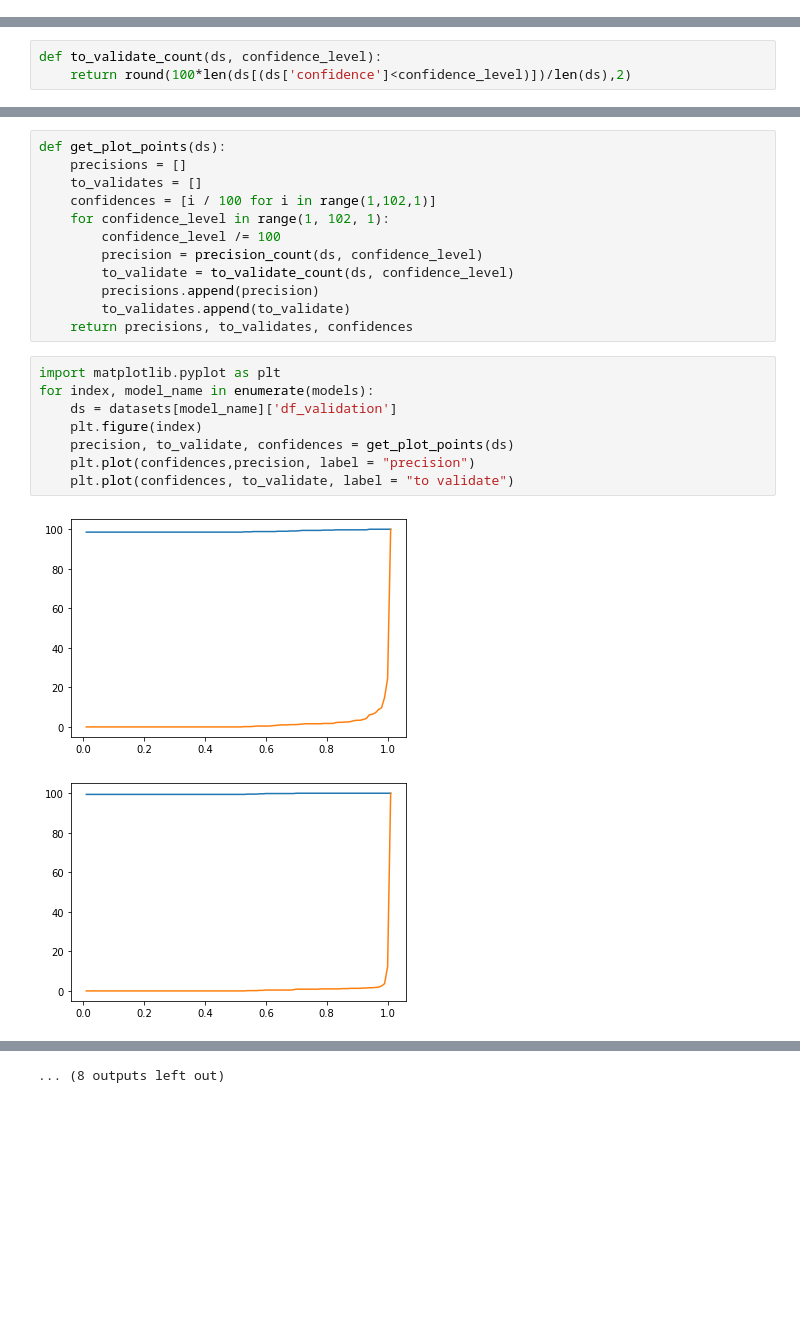
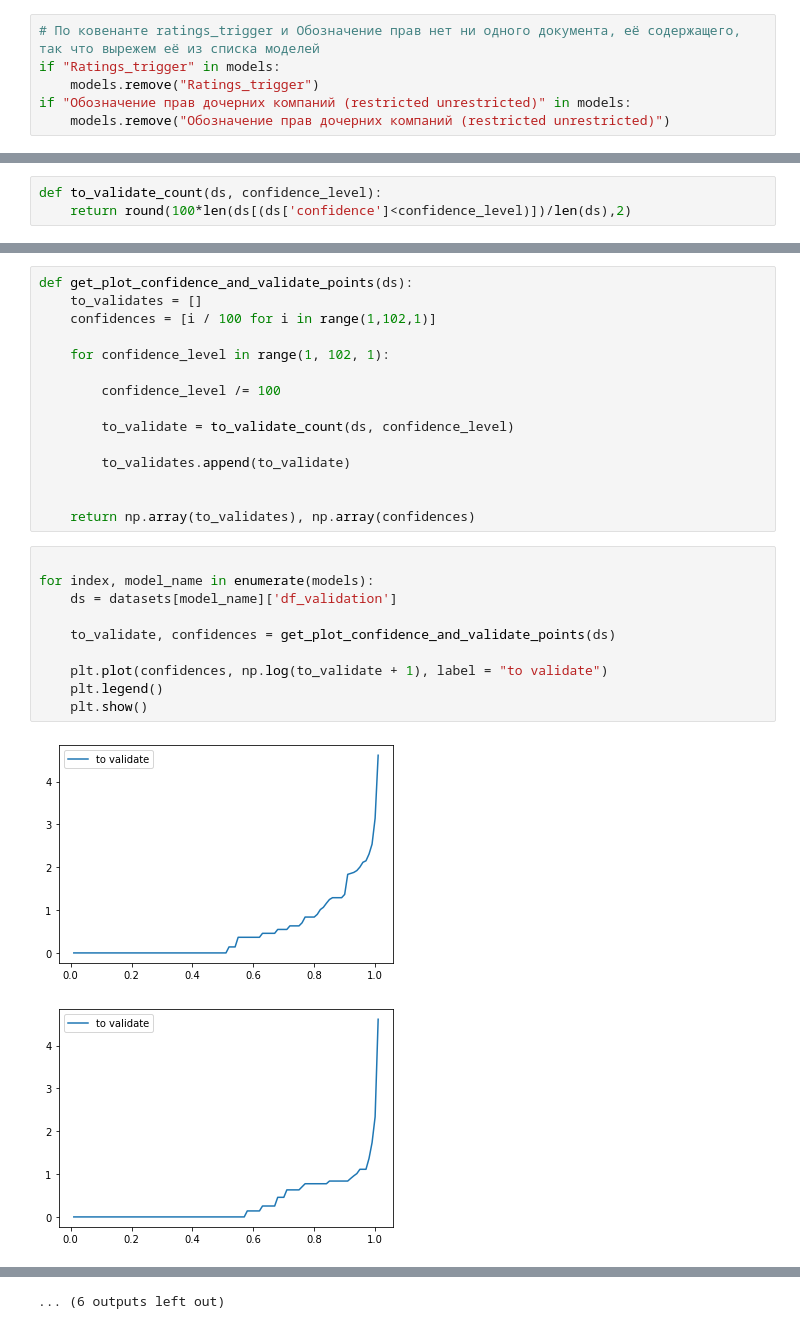
Before and after one commit to Necro-master/HSE_NLP, a Jupyter notebook: CLASS PROSPECTUS.ipynb, the cells around one changed output, grey strips where cells are left out. Saved outputs shown, nothing was run; the diff lists cells and outputs as text; blank space fills up the shorter version.

Commit message:
graphs

```diff
--- a/CLASS PROSPECTUS.ipynb
+++ b/CLASS PROSPECTUS.ipynb
@@ -110,3 +107,9 @@ datasets[models[0]]['df_training']["x"][10]
+# %%
+# По ковенанте ratings_trigger и Обозначение прав нет ни одного документа, её содержащего, так что вырежем её из списка моделей
+if "Ratings_trigger" in models:
+    models.remove("Ratings_trigger")
+if "Обозначение прав дочерних компаний (restricted unrestricted)" in models:
+    models.remove("Обозначение прав дочерних компаний (restricted unrestricted)")
 # %%
 datasets = {}
 #models = ['Change_of_control']
@@ -240,23 +236,28 @@ def to_validate_count(ds, confidence_level):
 # %%
-def get_plot_points(ds):
-    precisions = []
+def get_plot_confidence_and_validate_points(ds):
     to_validates = []
     confidences = [i / 100 for i in range(1,102,1)]
+
     for confidence_level in range(1, 102, 1):
+
         confidence_level /= 100
-        precision = precision_count(ds, confidence_level)
+
         to_validate = to_validate_count(ds, confidence_level)
-        precisions.append(precision)
+
         to_validates.append(to_validate)
-    return precisions, to_validates, confidences
+
+
+    return np.array(to_validates), np.array(confidences)
 # %%
-import matplotlib.pyplot as plt
+
 for index, model_name in enumerate(models):
     ds = datasets[model_name]['df_validation']
-    plt.figure(index)
-    precision, to_validate, confidences = get_plot_points(ds)
-    plt.plot(confidences,precision, label = "precision")
-    plt.plot(confidences, to_validate, label = "to validate")
+
+    to_validate, confidences = get_plot_confidence_and_validate_points(ds)
+
+    plt.plot(confidences, np.log(to_validate + 1), label = "to validate")
+    plt.legend()
+    plt.show()
 # %% [output]
-[figure, old version]
+[figure, new version]
-[figure, old version]
+[figure, new version]
@@ -273 +274 @@ for index, model_name in enumerate(models):
-... (8 outputs left out)
+... (6 outputs left out)
```
Also changed, not shown: parts of 9 cells of this notebook.
